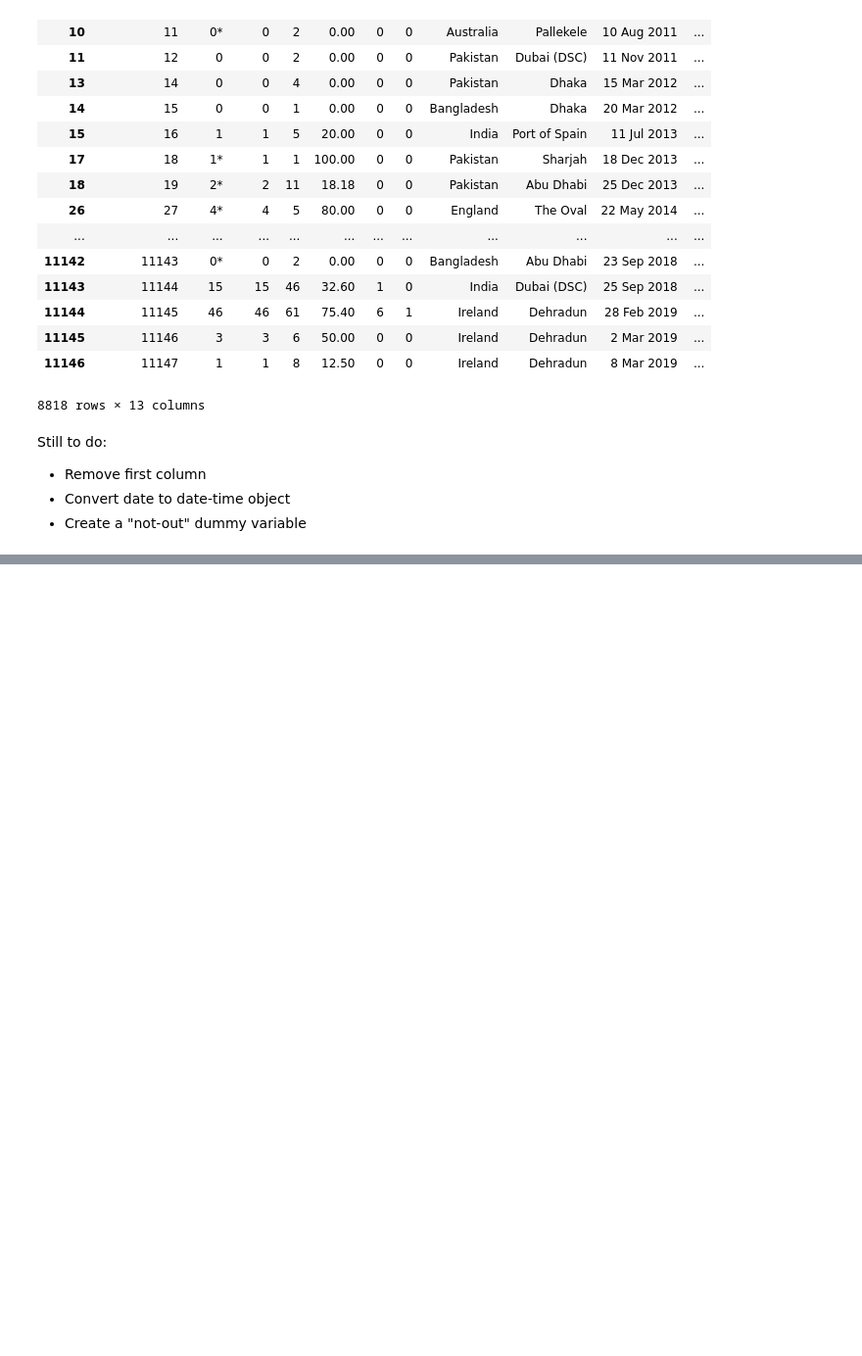
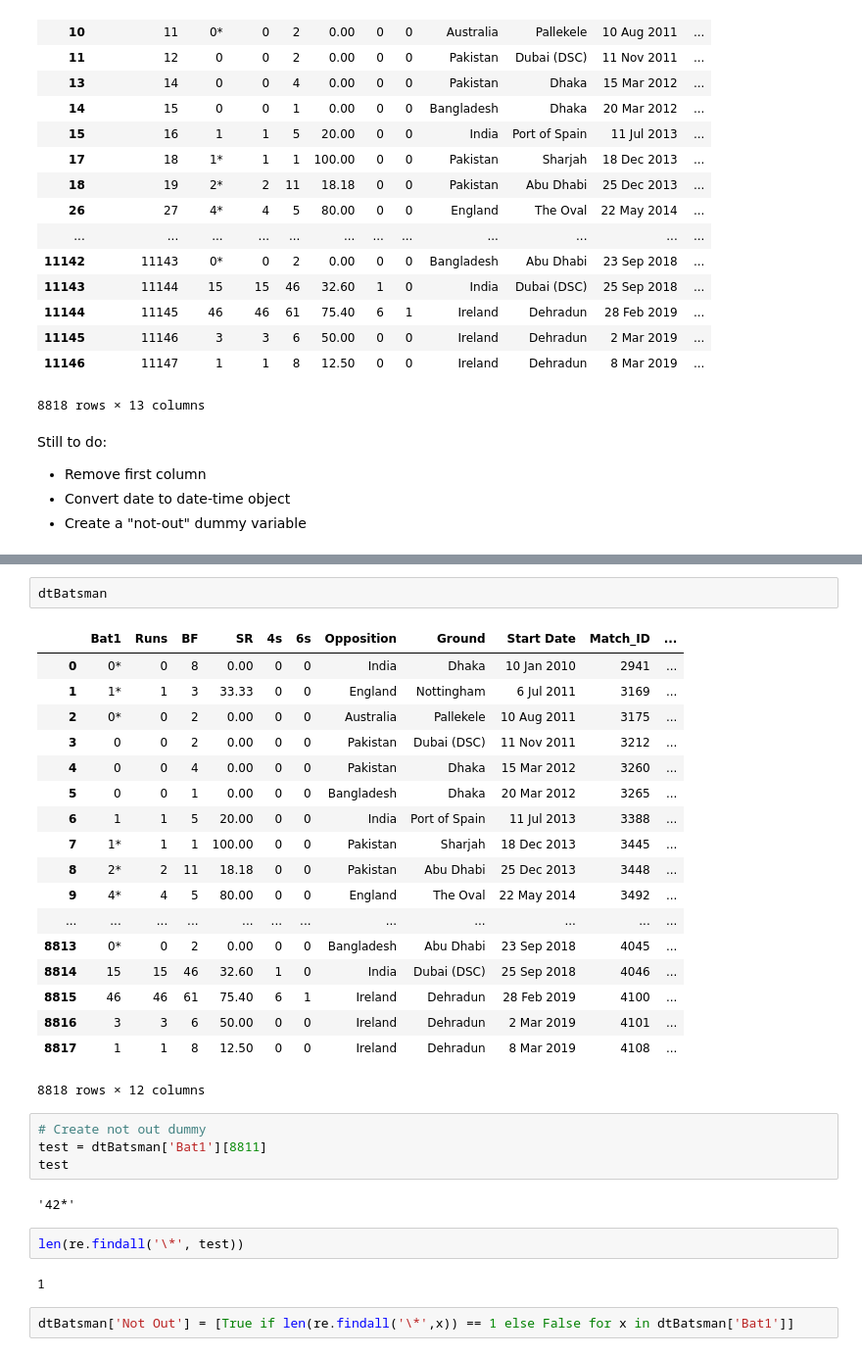
Before and after one commit to smacintyreR/cricket-analysis-python, a Jupyter notebook: Cricket Analysis - Sam MacIntyre.ipynb, the cells around one changed output, grey strips where cells are left out. Shown at 98% size. Saved outputs shown, nothing was run; the diff lists cells and outputs as text; blank space fills up the shorter version.

```diff
--- a/Cricket Analysis - Sam MacIntyre.ipynb
+++ b/Cricket Analysis - Sam MacIntyre.ipynb
@@ -243,0 +273,33 @@ Still to do:
+# %%
+dtBatsman
+# %% [output]
+|  | Bat1 | Runs | BF | SR | 4s | 6s | Opposition | Ground | Start Date | Match_ID | ... |
+| 0 | 0* | 0 | 8 | 0.00 | 0 | 0 | India | Dhaka | 10 Jan 2010 | 2941 | ... |
+| 1 | 1* | 1 | 3 | 33.33 | 0 | 0 | England | Nottingham | 6 Jul 2011 | 3169 | ... |
+| 2 | 0* | 0 | 2 | 0.00 | 0 | 0 | Australia | Pallekele | 10 Aug 2011 | 3175 | ... |
+| 3 | 0 | 0 | 2 | 0.00 | 0 | 0 | Pakistan | Dubai (DSC) | 11 Nov 2011 | 3212 | ... |
+| 4 | 0 | 0 | 4 | 0.00 | 0 | 0 | Pakistan | Dhaka | 15 Mar 2012 | 3260 | ... |
+| 5 | 0 | 0 | 1 | 0.00 | 0 | 0 | Bangladesh | Dhaka | 20 Mar 2012 | 3265 | ... |
+| 6 | 1 | 1 | 5 | 20.00 | 0 | 0 | India | Port of Spain | 11 Jul 2013 | 3388 | ... |
+| 7 | 1* | 1 | 1 | 100.00 | 0 | 0 | Pakistan | Sharjah | 18 Dec 2013 | 3445 | ... |
+| 8 | 2* | 2 | 11 | 18.18 | 0 | 0 | Pakistan | Abu Dhabi | 25 Dec 2013 | 3448 | ... |
+| 9 | 4* | 4 | 5 | 80.00 | 0 | 0 | England | The Oval | 22 May 2014 | 3492 | ... |
+| ... | ... | ... | ... | ... | ... | ... | ... | ... | ... | ... | ... |
+| 8813 | 0* | 0 | 2 | 0.00 | 0 | 0 | Bangladesh | Abu Dhabi | 23 Sep 2018 | 4045 | ... |
+| 8814 | 15 | 15 | 46 | 32.60 | 1 | 0 | India | Dubai (DSC) | 25 Sep 2018 | 4046 | ... |
+| 8815 | 46 | 46 | 61 | 75.40 | 6 | 1 | Ireland | Dehradun | 28 Feb 2019 | 4100 | ... |
+| 8816 | 3 | 3 | 6 | 50.00 | 0 | 0 | Ireland | Dehradun | 2 Mar 2019 | 4101 | ... |
+| 8817 | 1 | 1 | 8 | 12.50 | 0 | 0 | Ireland | Dehradun | 8 Mar 2019 | 4108 | ... |
+8818 rows × 12 columns
+# %%
+# Create not out dummy
+test = dtBatsman['Bat1'][8811]
+test
+# %% [output]
+'42*'
+# %%
+len(re.findall('\*', test))
+# %% [output]
+1
+# %%
+dtBatsman['Not Out'] = [True if len(re.findall('\*',x)) == 1 else False for x in dtBatsman['Bat1']]
```
Also changed, not shown: parts of 17 cells of this notebook.
